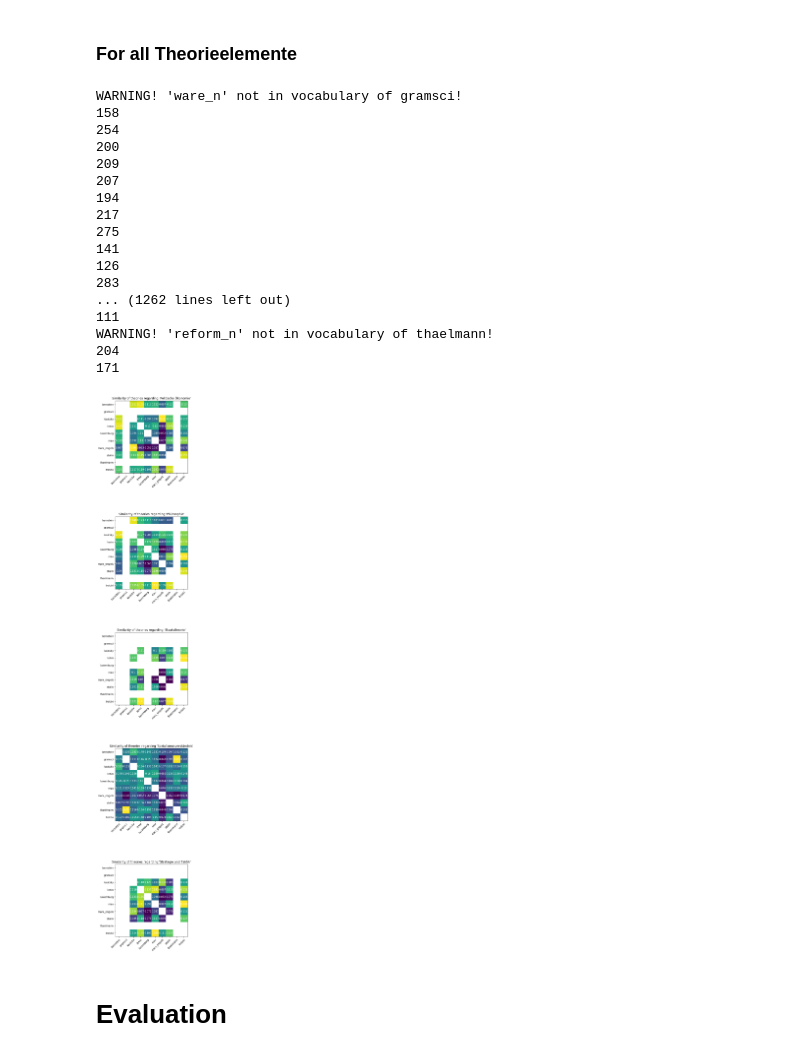
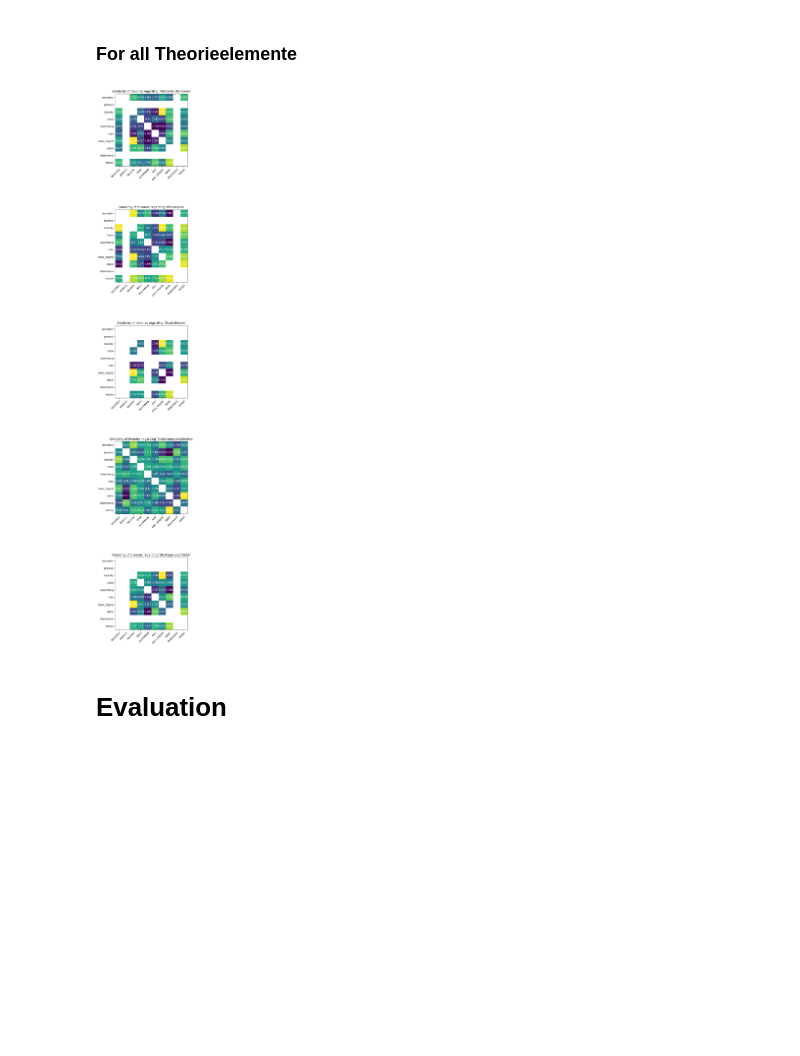
Before and after one commit to heinp/germarxcor, a Jupyter notebook: code/theory_embeddings.ipynb, the cells around one changed output. Saved outputs shown, nothing was run; the diff lists cells and outputs as text; code cells hidden in the pictures; blank space fills up the shorter version.

Commit message:
more methods included + cleaner code

```diff
--- a/code/theory_embeddings.ipynb
+++ b/code/theory_embeddings.ipynb
@@ -102,7 +103,7 @@ all_terms = {cat: [w+"_n" for w in words] for cat, words in all_terms.items()}
 term_cats= sorted(all_terms.keys())
 # %%
 class TheoryEmbeddings:
-    def __init__(self, models, terms, word_number=50, min_similarity=.5, prio="word_number"):
+    def __init__(self, models, terms, word_number=50, min_similarity=None):
         # create posibillity to weigh terms
         if type(terms[0]) == tuple:
             self.terms = [t[0] for t in terms]
@@ -118,9 +119,9 @@ class TheoryEmbeddings:
                 try:
                     this_topn[term] = model.most_similar(term, topn=word_number)
                 except KeyError:
-                    print(f"WARNING! '{term}' not in vocabulary of {author}!")
+                    warn(f"'{term}' not in vocabulary of {author}!")
                     this_topn[term] = []
-                if prio == "min_similarity":
+                if min_similarity is not None:
                     this_topn[term] = [w for w in this_topn[term] if w[1] >= min_similarity]
                 self.compared_words[term].update(set(t[0] for t in this_topn[term]))
             self.topn[author] = this_topn
@@ -163,5 +156,5 @@ w1:0.010000000000000009, w2:1.0, l1.index(t): 99, len(l1):100
 # %%
-def theory_similarity(a1, a2, element, method="cos"):
+def theory_similarity(a1, a2, element, method="cos", threshold=None):
     if method not in ["cos", "rls", "aa"]:
         raise ValueError(f"Method '{method}' does not exist")
 
@@ -172,7 +165,7 @@ def theory_similarity(a1, a2, element, method="cos"):
 
     terms = all_terms[element]
     if method in ["cos", "rls"]:
-        te = TheoryEmbeddings({a1: models[a1], a2: models[a2]}, terms, word_number=n)
+        te = TheoryEmbeddings({a1: models[a1], a2: models[a2]}, terms, word_number=n, min_similarity=threshold)
 
     sims = []
     for term in terms:
@@ -235,7 +228,17 @@ plt.show()
 # %% [markdown]
 ### For all Theorieelemente
 # %%
-method = "rls"
+method = "cos"
+# "cos" for cosine similarity between most similar words
+# "rls" for ranked list similarity between most similar words
+# "aa"  for cosine between annotated keywords in model trained on whole corpus
+
+threshold = .4
+# minimal similarity for similar words to be taken into account
+# use None if it shouldnt be used
+
+if method == "aa" and threshold is not None:
+    warn("threshold is not used with 'aa'.")
 
 fig, axes = plt.subplots(len(all_terms), figsize=(10, 40))
 
@@ -251,57 +254,44 @@ for ax, elem in zip(axes, all_terms.keys()):
                 values.append(np.nan)
                 results[elem][s1][s2] = np.nan
             else:
-                v = theory_similarity(a1, a2, elem, method=method)
+                v = theory_similarity(a1, a2, elem, method=method, threshold=threshold)
                 values.append(v)
                 results[elem][s1][s2] = v
         all_sims.append(values)
 
     ax.imshow(all_sims)
 
     # We want to show all ticks...
     ax.set_xticks(np.arange(len(authors)))
     ax.set_yticks(np.arange(len(authors)))
     # ... and label them with the respective list entries
     ax.set_xticklabels(authors)
     ax.set_yticklabels(authors)
 
     # Rotate the tick labels and set their alignment.
     plt.setp(ax.get_xticklabels(), rotation=45, ha="right",rotation_mode="anchor")
 
     # Loop over data dimensions and create text annotations.
     for i in range(len(authors)):
         for j in range(len(authors)):
             ax.text(j, i, round(all_sims[i][j], 3),
                            ha="center", va="center", color="w")
 
     ax.set_title(f"Similarity of theories regarding '{elem}'")
 
+method_label = method
+if threshold is not None and method != "aa":
+    method_label+= f"_t{int(threshold*10)}"
+
 #fig.tight_layout()
 plt.subplots_adjust(hspace=.6)
-plt.savefig(f"figures/similarity_heatmap_{method}.pdf")
+plt.savefig(f"figures/similarity_heatmap_{method_label}.pdf")
 
 # store data
-with open(f"similarities_{method}.json", "w") as json_file:
+with open(f"similarities_{method_label}.json", "w") as json_file:
     json.dump(results, json_file)
 # %% [output]
-WARNING! 'ware_n' not in vocabulary of gramsci!
-158
-254
-200
-209
-207
-194
-217
-275
-141
-126
-283
-... (1262 lines left out)
-111
-WARNING! 'reform_n' not in vocabulary of thaelmann!
-204
-171
-[figure, old version]
+[figure, new version]
 # %% [markdown]
 # Evaluation
 # %% [markdown]
```
Also changed, not shown: parts of 5 cells of this notebook, 7 other files.
